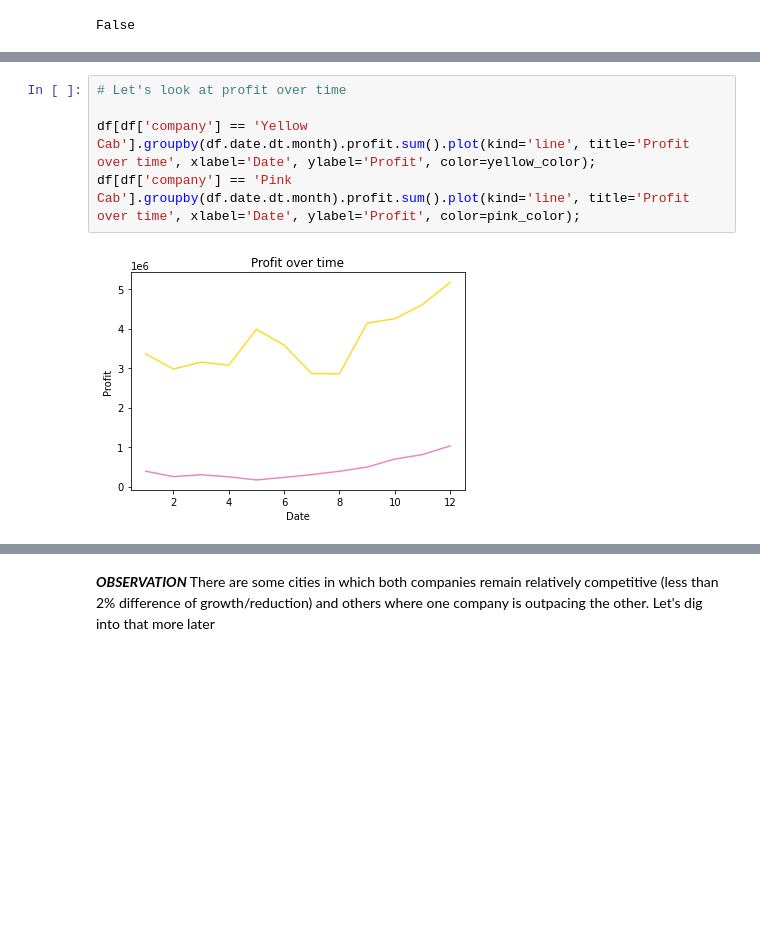
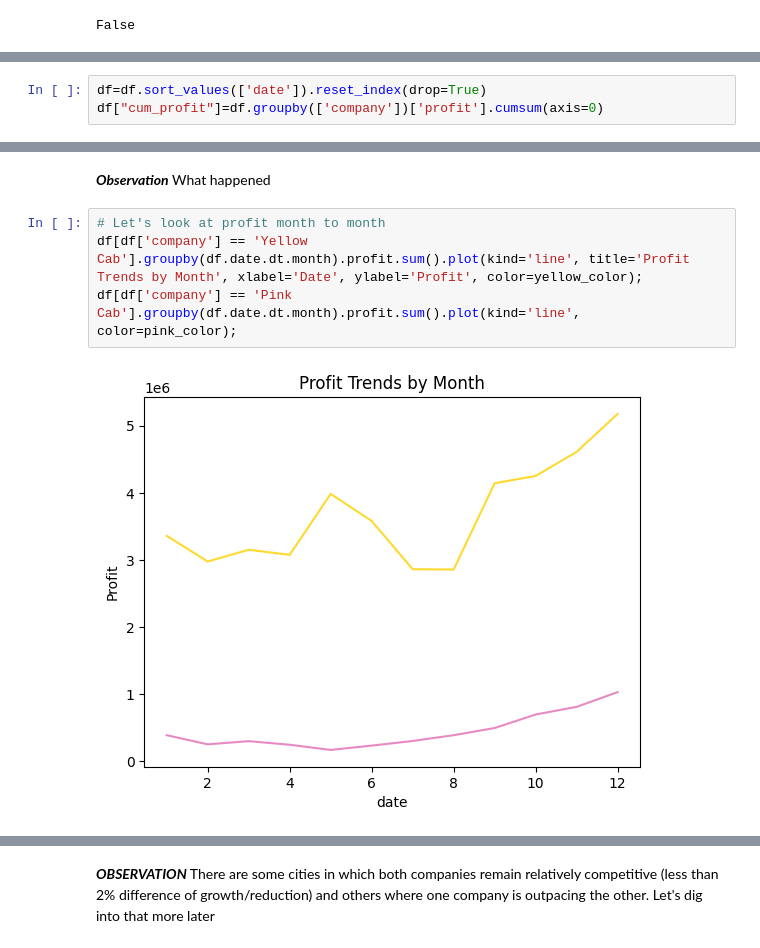
Before and after one commit to rambles-tech/DG_virtual_internship, a Jupyter notebook: week02/EDA.ipynb, the cells around one changed output, grey strips where cells are left out. Drawn from its saved outputs; the diff is of its cells as text; blank space fills up the shorter version.

```diff
--- a/week02/EDA.ipynb
+++ b/week02/EDA.ipynb
@@ -464,3 +577,6 @@ False
+# %%
+df=df.sort_values(['date']).reset_index(drop=True)
+df["cum_profit"]=df.groupby(['company'])['profit'].cumsum(axis=0)
 # %%
 sns.pairplot(df[['company', 'km_traveled', 'price', 'expense', 'profit', 'population', 'users', 'user_rate']].sample(5000), hue='company', palette = {pink_color, yellow_color}, height=3);
 # %% [output]
@@ -478,7 +633,9 @@ sns.heatmap(corr, annot=True, mask=mask, fmt='.2f',);
+# %% [markdown]
+***Observation***
+What happened
 # %%
-# Let's look at profit over time
-
-df[df['company'] == 'Yellow Cab'].groupby(df.date.dt.month).profit.sum().plot(kind='line', title='Profit over time', xlabel='Date', ylabel='Profit', color=yellow_color);
-df[df['company'] == 'Pink Cab'].groupby(df.date.dt.month).profit.sum().plot(kind='line', title='Profit over time', xlabel='Date', ylabel='Profit', color=pink_color);
+# Let's look at profit month to month
+df[df['company'] == 'Yellow Cab'].groupby(df.date.dt.month).profit.sum().plot(kind='line', title='Profit Trends by Month', xlabel='Date', ylabel='Profit', color=yellow_color);
+df[df['company'] == 'Pink Cab'].groupby(df.date.dt.month).profit.sum().plot(kind='line', color=pink_color);
 # %% [output]
-[figure, old version]
+[figure, new version]
```
Also changed, not shown: parts of 72 cells of this notebook.
